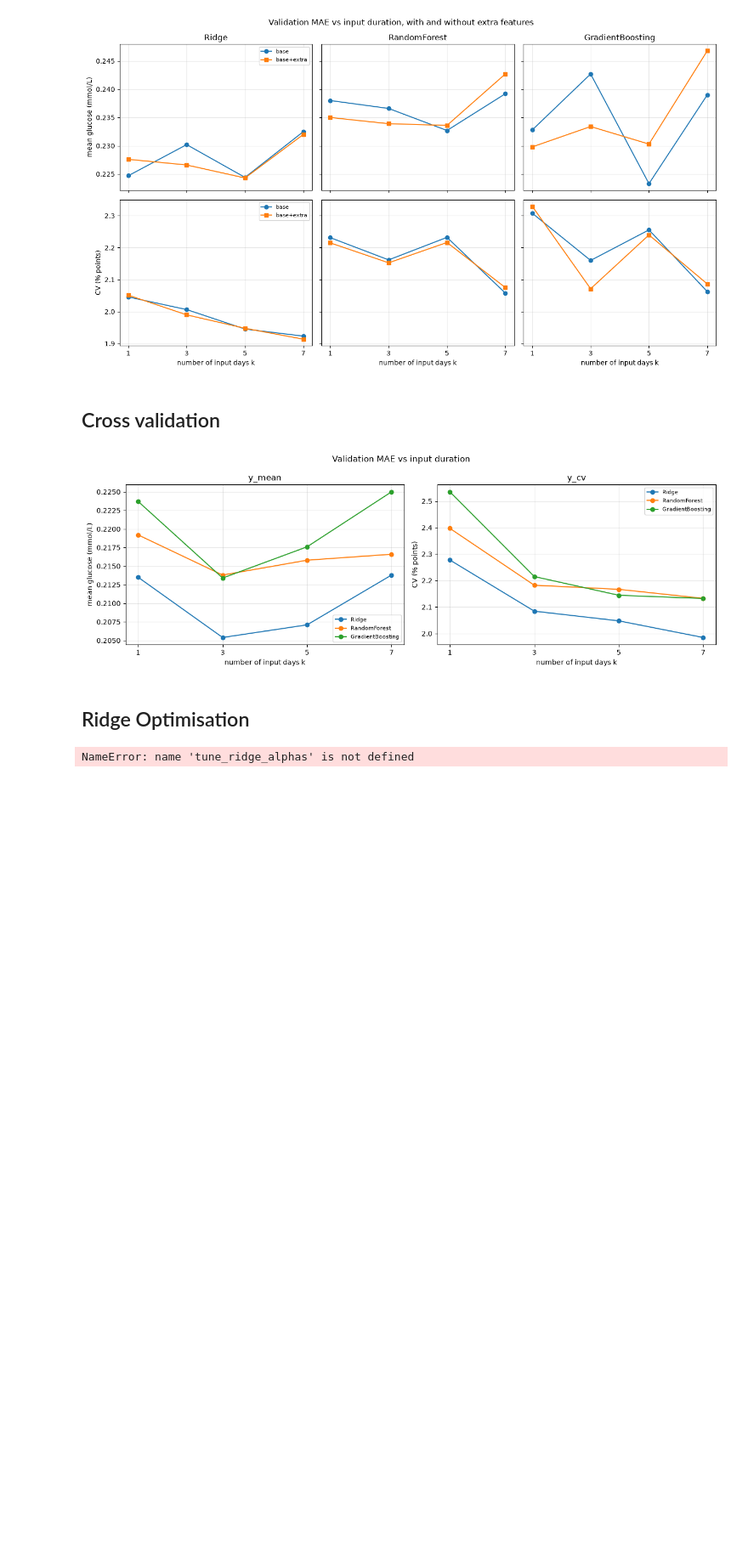
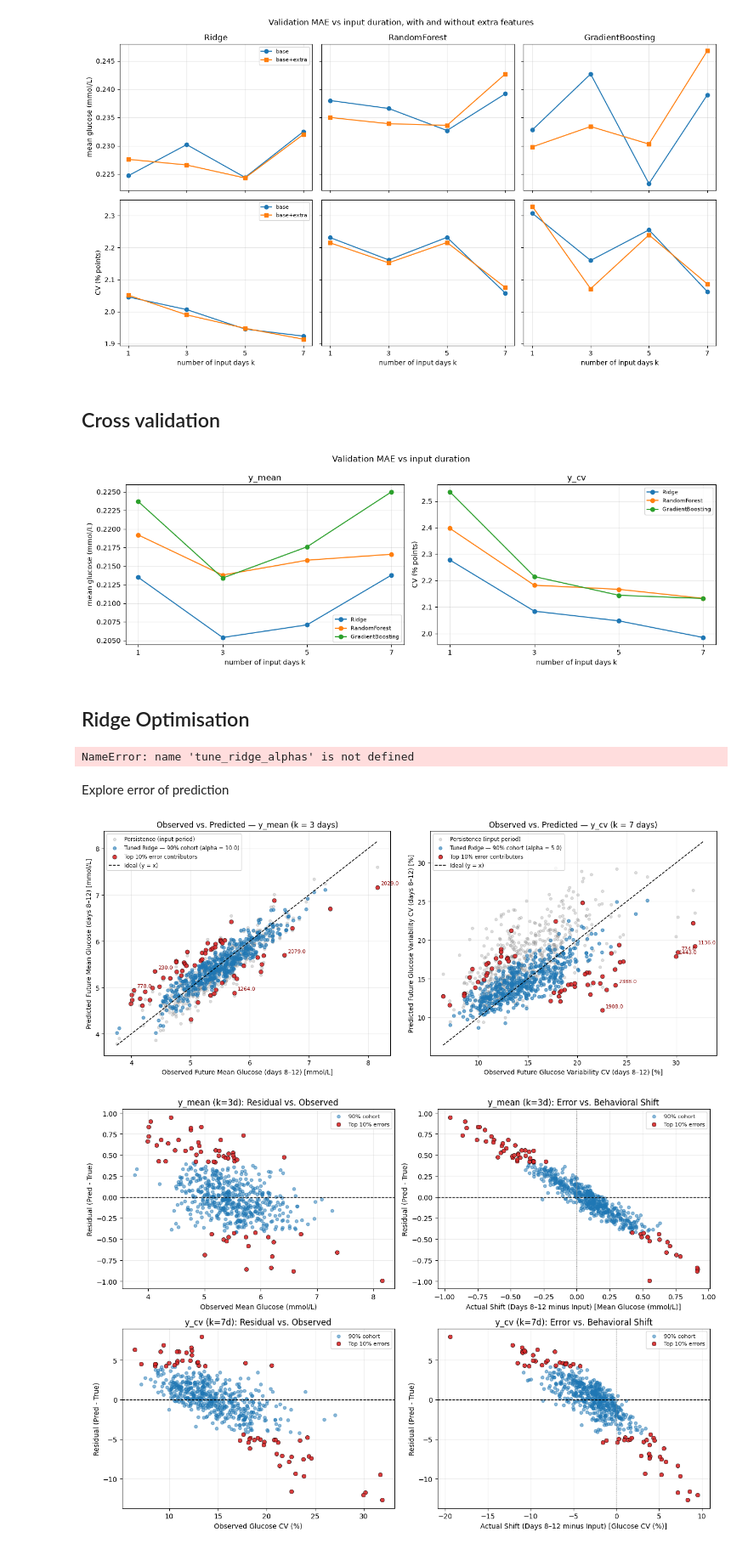
Before and after one commit to isaureimb/MLproject2, a Jupyter notebook: notebooks/Results.ipynb, the cells around one changed output. Shown at 85% size. Drawn from its saved outputs; the diff is of its cells as text; code cells hidden in the pictures; blank space fills up the shorter version.

Commit message:
top10% wrongs predictions

```diff
--- a/notebooks/Results.ipynb
+++ b/notebooks/Results.ipynb
@@ -156,3 +160,21 @@ best_by_config = (
 )
 
 display(best_by_config)
+# %% [markdown]
+Explore error of prediction
+# %%
+
+repo_dir = Path.cwd().parent
+sys.path.insert(0, str(repo_dir))
+
+from src.trainer.error_analysis import plot_observed_vs_predicted, plot_outlier_diagnostics
+
+project_root = repo_dir.parent
+df_oof = pd.read_csv(project_root / "results" / "oof_participant_errors.csv")
+fig_dir = repo_dir / "figures"
+
+plot_observed_vs_predicted(df_oof, save_path=fig_dir / "observed_vs_predicted.png")
+plot_outlier_diagnostics(df_oof, save_path=fig_dir / "outlier_diagnostics.png")
+# %% [output]
+[figure, added]
+[figure, added]
```
Also changed, not shown: parts of 3 cells of this notebook, 7 other files.
